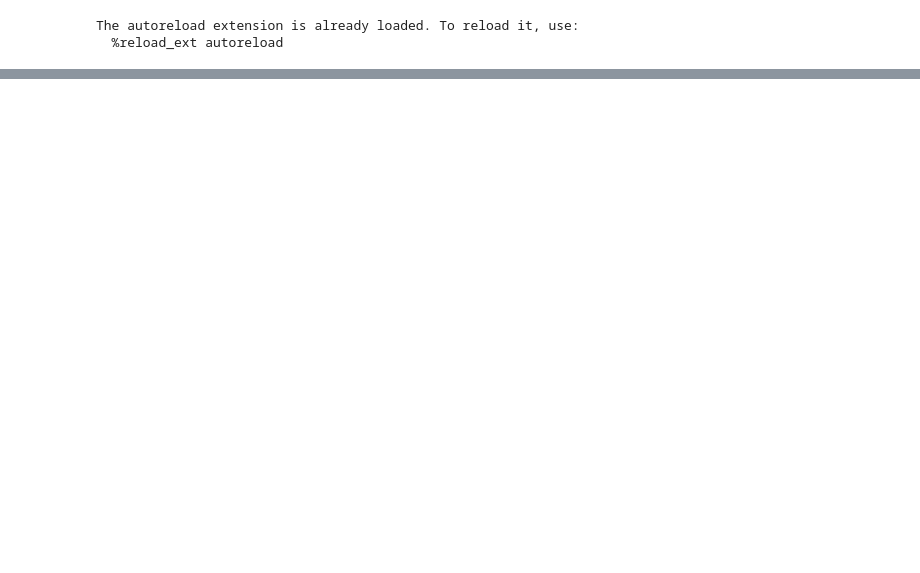
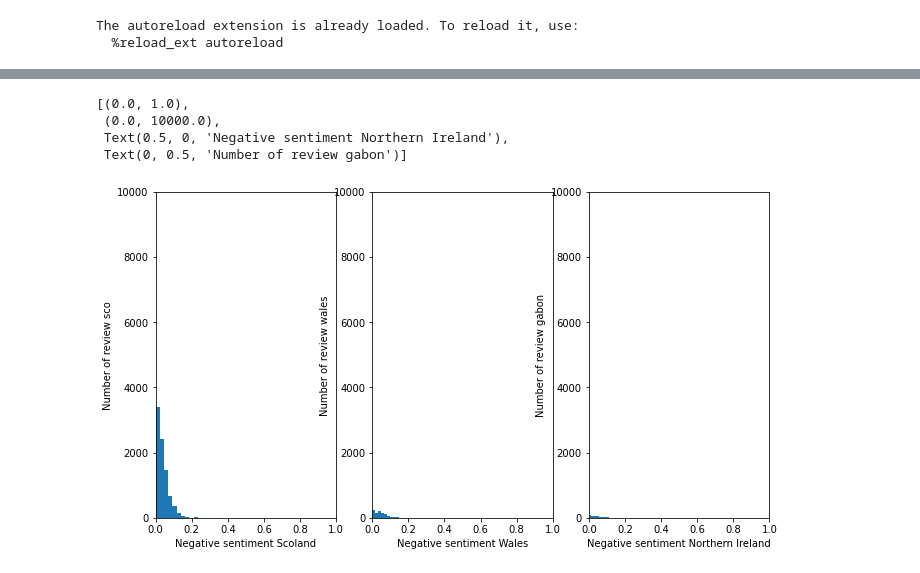
Before and after one commit to epfl-ada/ada-2022-project-hotchocolate, a Jupyter notebook: happyness.ipynb, the cells around one changed output, grey strips where cells are left out. Drawn from its saved outputs; the diff is of its cells as text; code cells hidden in the pictures; blank space fills up the shorter version.

```diff
--- a/happyness.ipynb
+++ b/happyness.ipynb
@@ -148,0 +300,32 @@ print(book)
+# %%
+df_rev_low_sco = df_rev_low.loc[df_rev_low['location'] == 'Scotland',:]
+df_rev_low_wal = df_rev_low.loc[df_rev_low['location'] == 'Wales',:]
+df_rev_low_noir = df_rev_low.loc[df_rev_low['location'] == 'Northern Ireland',:]
+# %%
+plt.close('all')
+fig = plt.figure(figsize=(11,6))
+
+ax1 = plt.subplot(131)
+ax2 = plt.subplot(132)
+ax3 = plt.subplot(133)
+
+negative_sent = []
+[negative_sent.append(analyzer.polarity_scores(sent)['neg']) for sent in df_rev_low_sco.review]
+ax1.hist(negative_sent,bins=15)
+ax1.set(xlim = [0,1], ylim = [0,ROW] , xlabel='Negative sentiment Scoland', ylabel = 'Number of review sco')
+
+negative_sent = []
+[negative_sent.append(analyzer.polarity_scores(sent)['neg']) for sent in df_rev_low_wal.review]
+ax2.hist(negative_sent,bins=15)
+ax2.set(xlim = [0,1], ylim = [0,ROW] , xlabel='Negative sentiment Wales', ylabel = 'Number of review wales')
+
+negative_sent = []
+[negative_sent.append(analyzer.polarity_scores(sent)['neg']) for sent in df_rev_low_noir.review]
+ax3.hist(negative_sent,bins=15)
+ax3.set(xlim = [0,1], ylim = [0,ROW] , xlabel='Negative sentiment Northern Ireland', ylabel = 'Number of review gabon')
+# %% [output]
+[(0.0, 1.0),
+ (0.0, 10000.0),
+ Text(0.5, 0, 'Negative sentiment Northern Ireland'),
+ Text(0, 0.5, 'Number of review gabon')]
+[figure, added]
```
Also changed, not shown: parts of 46 cells of this notebook.
